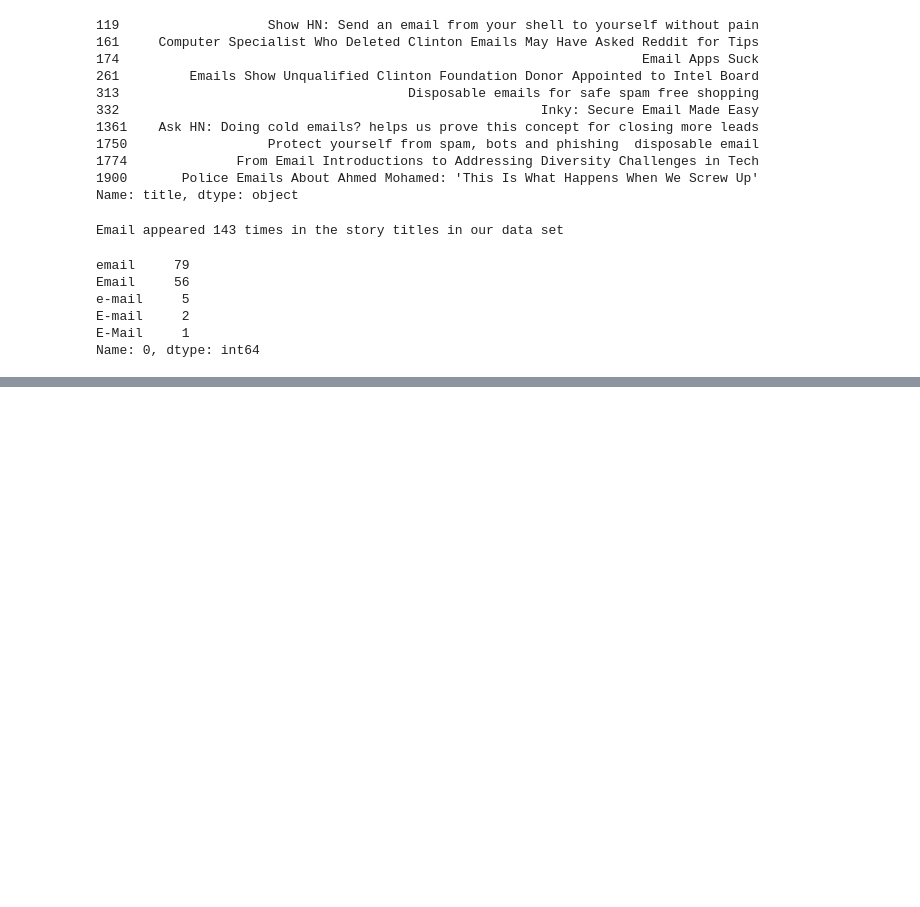
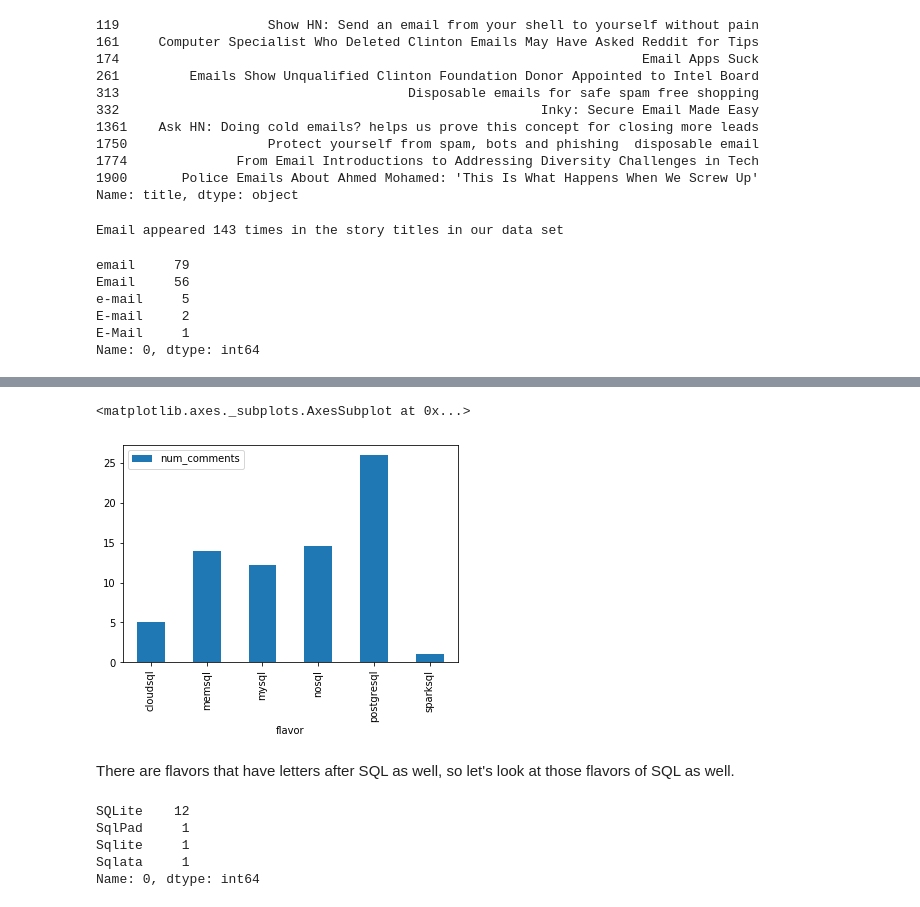
Before and after one commit to srinivasanprashant/Hacker-News-Submission-Analysis, a Jupyter notebook: Hacker News Analysis.ipynb, the cells around one changed output, grey strips where cells are left out. Drawn from its saved outputs; the diff is of its cells as text; code cells hidden in the pictures; blank space fills up the shorter version.

Commit message:
extract and plot mentions of different SQL flavors

```diff
--- a/Hacker News Analysis.ipynb
+++ b/Hacker News Analysis.ipynb
@@ -235,0 +306,6 @@ Name: 0, dtype: int64
+# %%
+hn_sql = hn[hn['title'].str.contains(r"\w+SQL", flags=re.I)].copy()
+hn_sql["flavor"] = hn_sql["title"].str.extract(r"(\w+SQL)", flags=re.I)[0].str.lower()
+# create a pivot table to look at the grouped data
+sql_pivot = hn_sql.pivot_table(index="flavor", values="num_comments")
+print(sql_pivot)
@@ -235,0 +321,19 @@ Name: 0, dtype: int64
+# %%
+import matplotlib.pyplot as plt
+%matplotlib inline
+sql_pivot.plot(kind="bar")
+# %% [output]
+<matplotlib.axes._subplots.AxesSubplot at 0x...>
+[figure, added]
+# %% [markdown]
+There are flavors that have letters after SQL as well, so let's look at those flavors of SQL as well.
+# %%
+pattern = r"(sql\w+)"
+sql_flavors = titles.str.extract(pattern, flags=re.I)
+sql_flavors[0].value_counts()
+# %% [output]
+SQLite    12
+SqlPad     1
+Sqlite     1
+Sqlata     1
+Name: 0, dtype: int64
```
Also changed, not shown: parts of 11 cells of this notebook.
